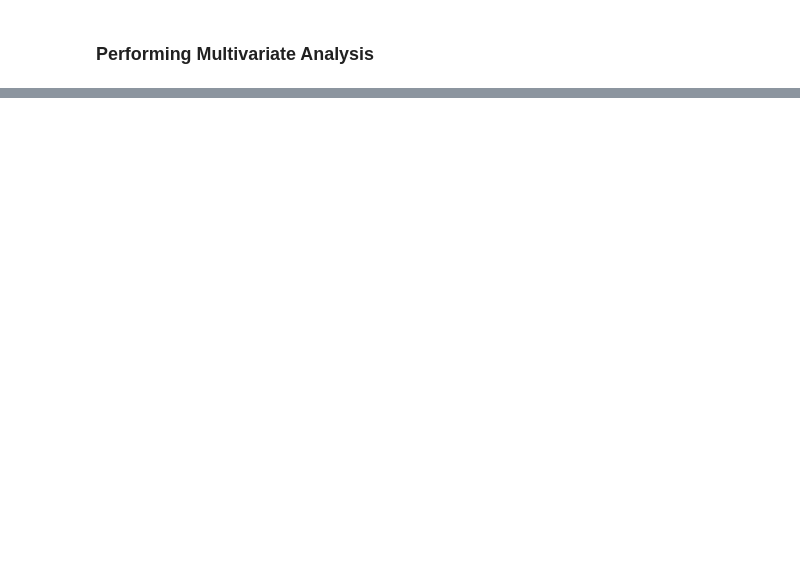
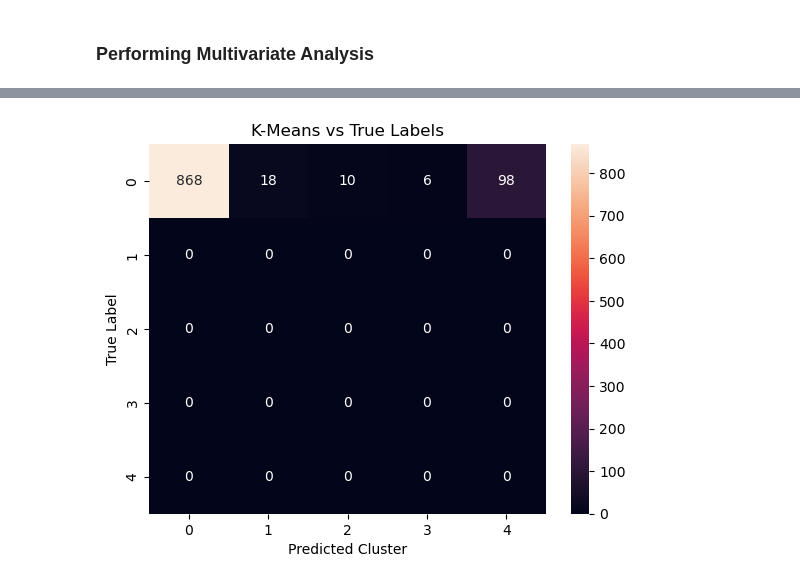
Before and after one commit to lnelson8/COMP-479-Final-Project, a Jupyter notebook: Final_Project_Code.ipynb, the cells around one changed output, grey strips where cells are left out. Saved outputs shown, nothing was run; the diff lists cells and outputs as text; code cells hidden in the pictures; blank space fills up the shorter version.

```diff
--- a/Final_Project_Code.ipynb
+++ b/Final_Project_Code.ipynb
@@ -334,0 +447,19 @@ corr_data.corr().style.background_gradient(cmap='coolwarm')
+# %%
+# checking if the predicted cluster index correlates with the class index
+from sklearn.metrics import confusion_matrix
+
+# true label subset - encoding them to be numerical
+ys = pd.factorize(data['Label'][1:1001])[0]
+
+# making the confusion matrix
+cm = confusion_matrix(ys, kmeans_pred)
+
+# plot
+plt.figure()
+sns.heatmap(cm, annot=True, fmt='d')
+plt.xlabel('Predicted Cluster')
+plt.ylabel('True Label')
+plt.title('K-Means vs True Labels')
+plt.show()
+# %% [output]
+[figure, added]
```
Also changed, not shown: parts of 10 cells of this notebook.
